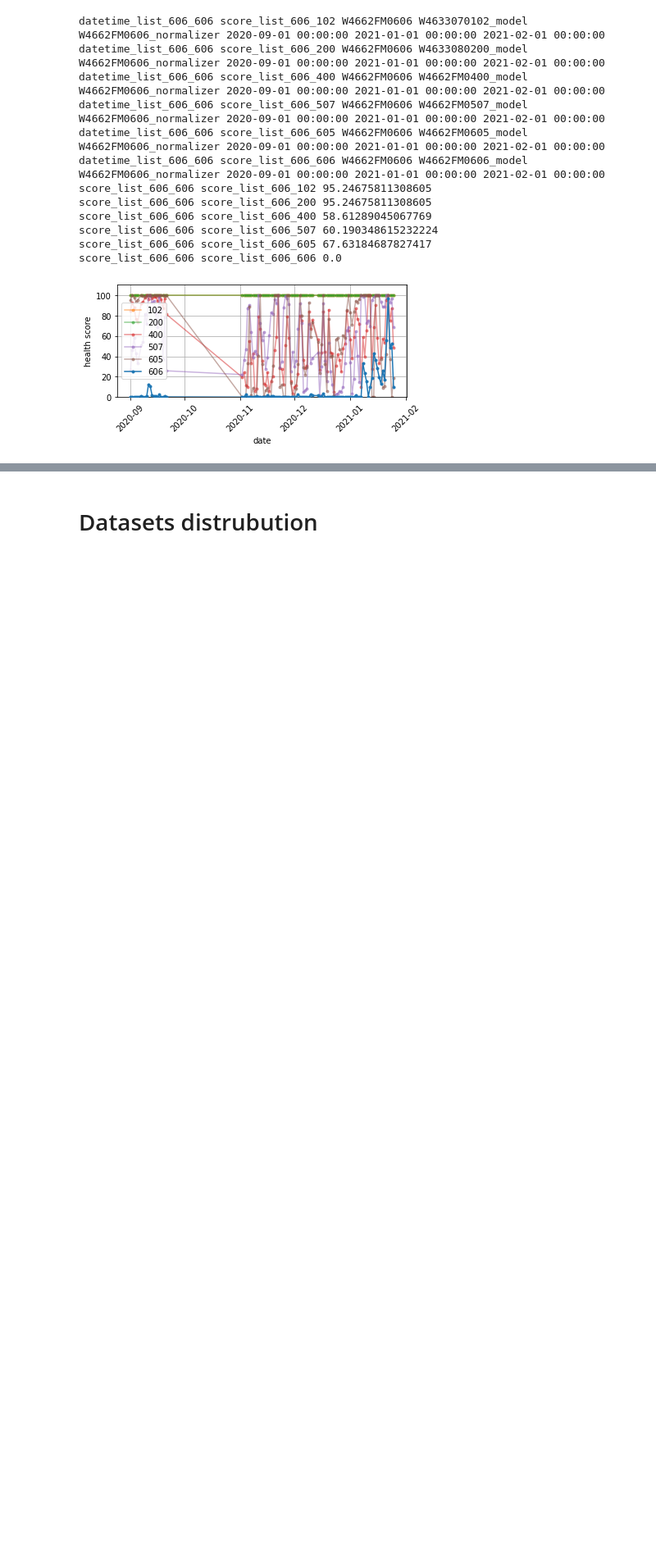
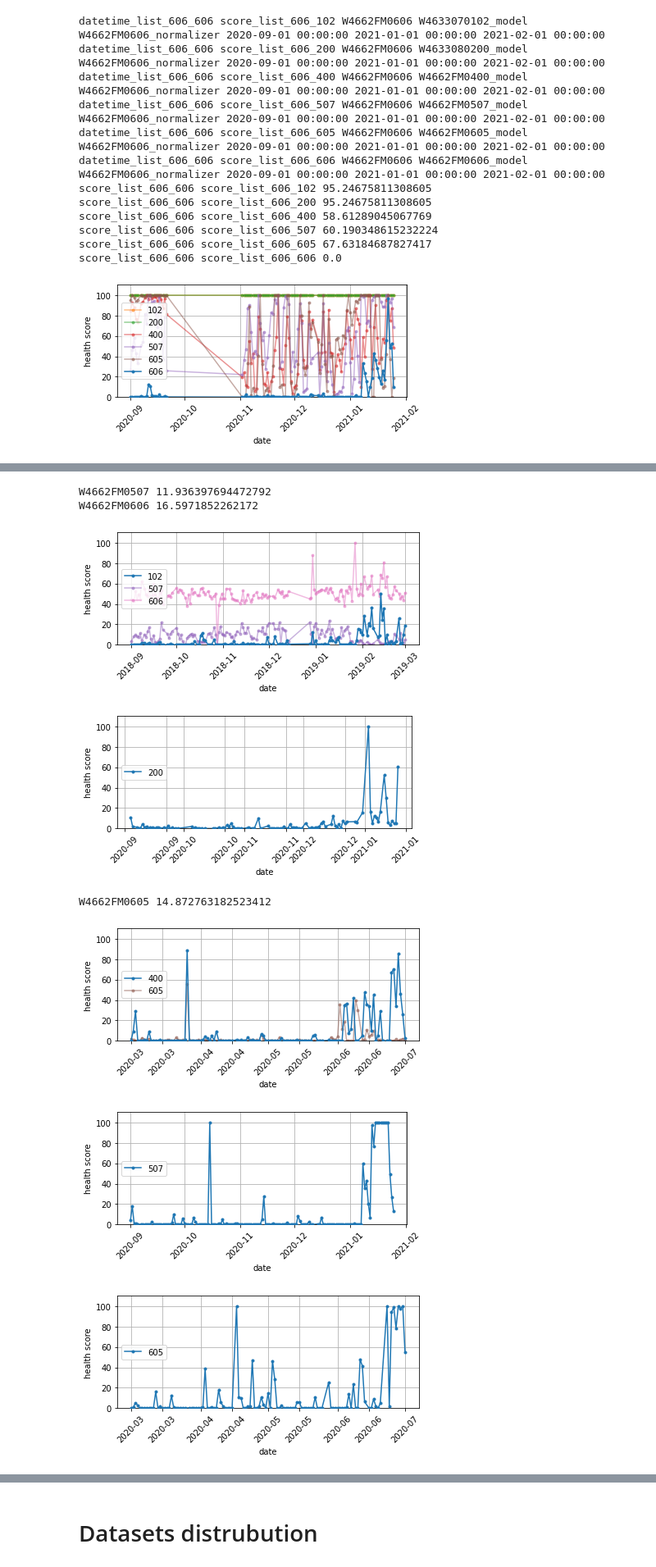
Before and after one commit to owen198/csc_domain_adaptation, a Jupyter notebook: csc_datasets.ipynb, the cells around one changed output, grey strips where cells are left out. Shown at 82% size. Drawn from its saved outputs; the diff is of its cells as text; code cells hidden in the pictures; blank space fills up the shorter version.

```diff
--- a/csc_datasets.ipynb
+++ b/csc_datasets.ipynb
@@ -444,0 +516,57 @@ score_list_606_606 score_list_606_606 0.0
+# %%
+for target, target_element in zip(disp_label, label):
+
+    # # plot
+    fig, ax = plt.subplots(figsize=(6, 3))
+    plt.xticks(rotation=45)
+    #index = -100
+    color_index = 0
+
+    for source, source_element in zip(disp_label, label):
+        color_index = color_index + 1
+
+        ax.xaxis.set_major_formatter(mdates.DateFormatter('%Y-%m'))
+
+
+        #error = mean_squared_error (globals()['score_list'+'_'+target+'_'+target],
+        #                            globals()['score_list'+'_'+target+'_'+source], squared=False)
+
+        #print('score_list'+'_'+target+'_'+target, 'score_list'+'_'+target+'_'+source, error)
+
+        if target == source:
+            ax.plot(globals()['datetime_list_'+target+'_'+target],
+                    globals()['score_list'+'_'+target+'_'+source],
+                    marker='.', label=source, color=color[0],zorder=10)
+
+        if record_pd[(record_pd['source'] == source_element) & (record_pd['target'] == target_element)].shape[0] > 0:
+
+            score_list_x_y = eval(record_pd[(record_pd['source'] == source_element) &
+                                            (record_pd['target'] == target_element)]['rq2_score'].values[0])
+
+            rmse = record_pd[(record_pd['target'] == target_element) &
+                                            (record_pd['source'] == source_element)]['rq1_rmse'].values[0]
+            print(source_element, rmse)
+
+            N=len(globals()['datetime_list_'+target+'_'+target])
+            ax.plot(globals()['datetime_list_'+target+'_'+target],
+                    score_list_x_y[-N:],
+                    marker='.', label=source, color=color[color_index], alpha=0.5)
+
+
+    ax.set(xlabel='date', ylabel='health score')
+    ax.set_ylim([0, 110])
+    ax.legend(loc=6)
+    ax.grid()
+
+    plt.tight_layout()
+    #fig.savefig('rq1_'+target+'.png', dpi=300)
+    plt.show()
+# %% [output]
+W4662FM0507 11.936397694472792
+W4662FM0606 16.5971852262172
+[figure, added]
+[figure, added]
+W4662FM0605 14.872763182523412
+[figure, added]
+[figure, added]
+[figure, added]
```
Also changed, not shown: parts of 6 cells of this notebook.
